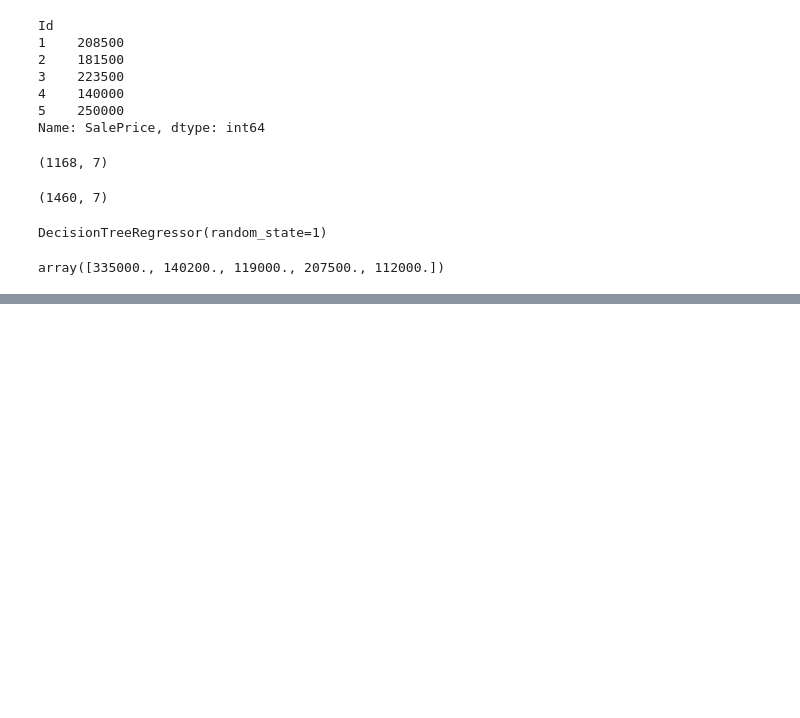
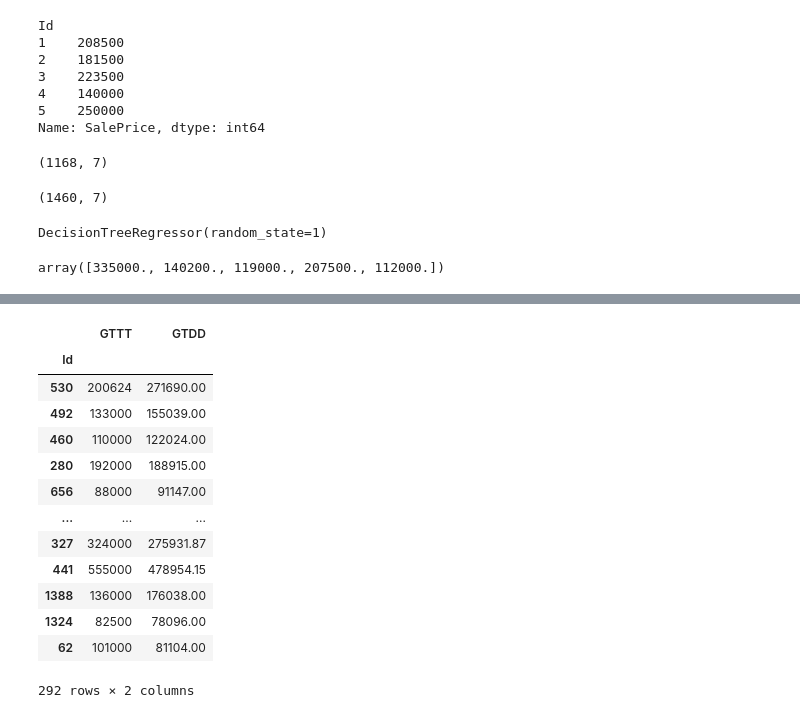
Before and after one commit to ngwgsang/house_price_prediction, a Jupyter notebook: house_price_prediction.ipynb, the cells around one changed output, grey strips where cells are left out. Saved outputs shown, nothing was run; the diff lists cells and outputs as text; code cells hidden in the pictures; blank space fills up the shorter version.

```diff
--- a/house_price_prediction.ipynb
+++ b/house_price_prediction.ipynb
@@ -117,0 +139,17 @@ pd.DataFrame({'GTTT':  y_valid.head() , 'GTDD': y_predict})
+# %%
+pd.DataFrame({'GTTT':  y_valid , 'GTDD': y_predict1 })
+# %% [output]
+|  | GTTT | GTDD |
+| Id |  |  |
+| 530 | 200624 | 271690.00 |
+| 492 | 133000 | 155039.00 |
+| 460 | 110000 | 122024.00 |
+| 280 | 192000 | 188915.00 |
+| 656 | 88000 | 91147.00 |
+| ... | ... | ... |
+| 327 | 324000 | 275931.87 |
+| 441 | 555000 | 478954.15 |
+| 1388 | 136000 | 176038.00 |
+| 1324 | 82500 | 78096.00 |
+| 62 | 101000 | 81104.00 |
+292 rows × 2 columns
```
Also changed, not shown: parts of 10 cells of this notebook.
